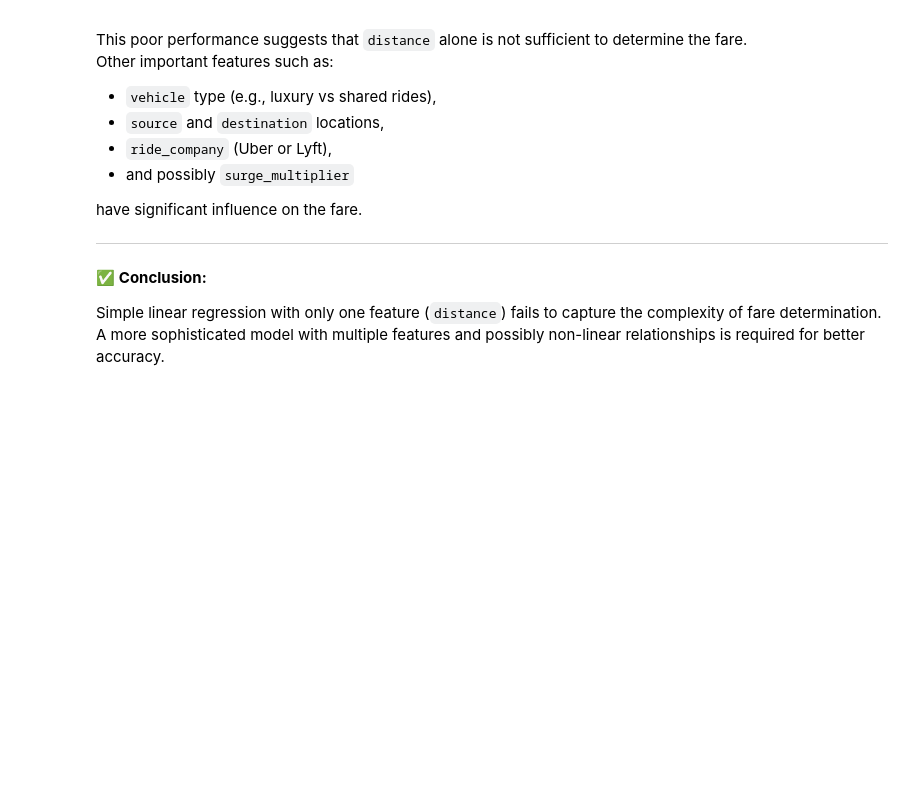
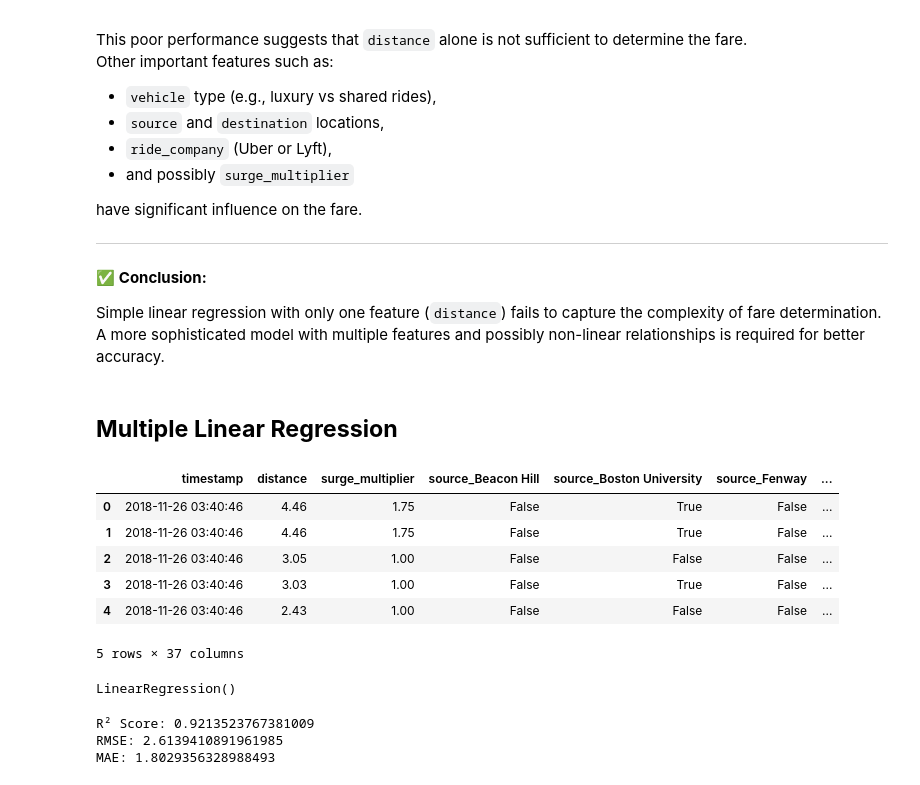
Before and after one commit to Mahir-Uddin0/Uber-Fare-Prediction, a Jupyter notebook: Notebooks/Fare prediction.ipynb, the cells around one changed output. Saved outputs shown, nothing was run; the diff lists cells and outputs as text; code cells hidden in the pictures; blank space fills up the shorter version.

Commit message:
add multiple linear regression

```diff
--- a/Notebooks/Fare prediction.ipynb
+++ b/Notebooks/Fare prediction.ipynb
@@ -147,3 +147,24 @@ have significant influence on the fare.
 
 Simple linear regression with only one feature (`distance`) fails to capture the complexity of fare determination.
 A more sophisticated model with multiple features and possibly non-linear relationships is required for better accuracy.
+# %% [markdown]
+## **Multiple Linear Regression**
+# %%
+# Target variable
+y_m = df['fare']
+
+# Feature matrix
+X_m = df.drop(columns=['fare'])
+
+# One-hot encode categorical features
+X_m = pd.get_dummies(X_m, columns=['source', 'destination', 'ride_company', 'vehicle'], drop_first=True)
+# %%
+X_m.head()
+# %% [output]
+|  | timestamp | distance | surge_multiplier | source_Beacon Hill | source_Boston University | source_Fenway | ... |
+| 0 | 2018-11-26 03:40:46 | 4.46 | 1.75 | False | True | False | ... |
+| 1 | 2018-11-26 03:40:46 | 4.46 | 1.75 | False | True | False | ... |
+| 2 | 2018-11-26 03:40:46 | 3.05 | 1.00 | False | False | False | ... |
+| 3 | 2018-11-26 03:40:46 | 3.03 | 1.00 | False | True | False | ... |
+| 4 | 2018-11-26 03:40:46 | 2.43 | 1.00 | False | False | False | ... |
+5 rows × 37 columns
@@ -149,0 +173,14 @@ A more sophisticated model with multiple features and possibly non-linear relati
+# %%
+model_m = LinearRegression()
+model_m.fit(X_train_m, y_train_m)
+# %% [output]
+LinearRegression()
+# %%
+y_pred_m = model_m.predict(X_test_m)
+print("R² Score:", r2_score(y_test_m, y_pred_m))
+print("RMSE:", np.sqrt(mean_squared_error(y_test_m, y_pred_m)))
+print("MAE:", mean_absolute_error(y_test_m, y_pred_m))
+# %% [output]
+R² Score: 0.9213523767381009
+RMSE: 2.6139410891961985
+MAE: 1.8029356328988493
```
Also changed, not shown: parts of 1 cell of this notebook.
